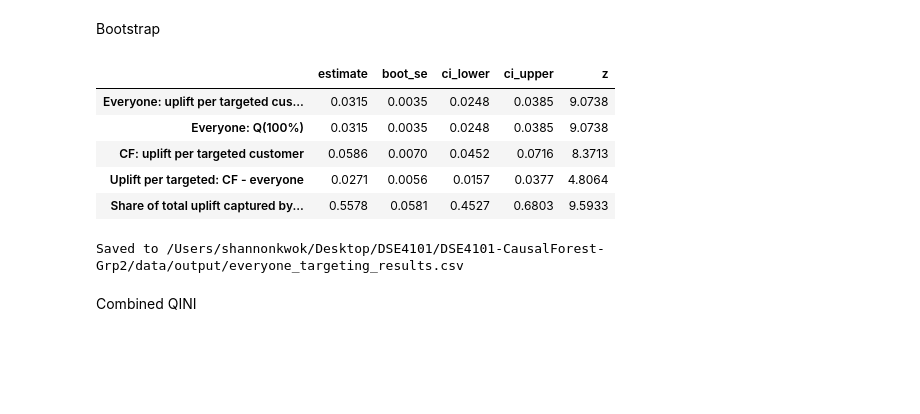
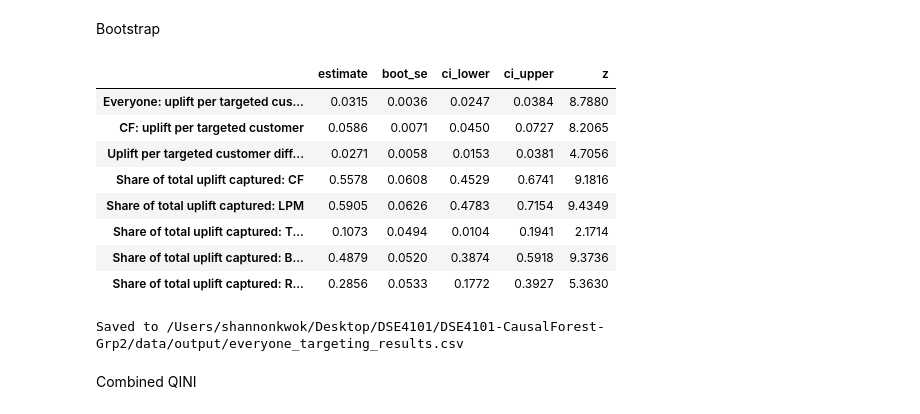
Before and after one commit to shannon-kwok/DSE4101-CausalForest-Grp2, a Jupyter notebook: notebooks/cf_targeting.ipynb, the cells around one changed output. Cells and saved outputs as stored; diff of their text form; code cells hidden in the pictures; blank space fills up the shorter version.

Commit message:
Paired bootstrap and minor updates

```diff
--- a/notebooks/cf_targeting.ipynb
+++ b/notebooks/cf_targeting.ipynb
@@ -33,8 +33,6 @@ DATA_PATH = next(p for p in [PROJECT_ROOT / "data" / "processed" / "retailhero_c
                              PROJECT_ROOT / "data" / "Processed" / "retailhero_causal_forest_features.csv"] if p.exists())
 OUTPUT_DIR = PROJECT_ROOT / "data" / "output"
 CATE_PATH = OUTPUT_DIR / "cf_cate_results.csv"
-
-rng = np.random.default_rng(RANDOM_STATE)
 # %% [markdown]
 Load data and rebuilt train / test set
 # %%
@@ -159,6 +157,8 @@ plt.show()
 # %% [markdown]
 Bootstrap for standard error and confidence intervals
 # %%
+rng_boot = np.random.default_rng(RANDOM_STATE)
+
 def stats_on(idx, rng):
     g, s = gamma[idx], tau_hat[idx]
     return {
@@ -168,8 +168,8 @@ def stats_on(idx, rng):
         "Uplift per targeted customer": value_at(s, g, rng) / BUDGET,
     }
 
-point = stats_on(np.arange(n), rng)
-boot = pd.DataFrame([stats_on(rng.integers(0, n, n), rng) for _ in range(N_BOOT)])
+point = stats_on(np.arange(n), rng_boot)
+boot = pd.DataFrame([stats_on(rng_boot.integers(0, n, n), rng_boot) for _ in range(N_BOOT)])
 
 results = pd.DataFrame({
     "estimate": pd.Series(point),
@@ -562,39 +562,65 @@ dtype: float64
 # %% [markdown]
 Bootstrap
 # %%
-def stats_everyone(idx, rng):
-    g, s = gamma[idx], tau_hat[idx]
-    ate_b = g.mean()
-    q30 = value_at(s, g, rng)
+rng_boot = np.random.default_rng(RANDOM_STATE)
+
+# Check that arrays are aligned
+assert len(tau_hat) == len(cate_lpm) == len(spend) == len(random_score) == len(gamma) == n
+
+def stats_cf_vs_everyone(idx, rng):
+    g = gamma[idx]
+    ate_b = g.mean()  # uplift per customer when everyone is treated
+    cf_q30 = value_at(tau_hat[idx], g, rng)
+
     return {
         "Everyone: uplift per targeted customer (= ATE)": ate_b,
-        "Everyone: Q(100%)": ate_b,
-        "CF: uplift per targeted customer": q30 / BUDGET,
-        "Uplift per targeted: CF - everyone": q30 / BUDGET - ate_b,
-        "Share of total uplift captured by CF top 30%": q30 / ate_b,
+        "CF: uplift per targeted customer": cf_q30 / BUDGET,
+        "Uplift per targeted customer difference (CF - everyone)": cf_q30 / BUDGET - ate_b,
+        # Share of total uplift captured by each strategy's top 30%
+        "Share of total uplift captured: CF": cf_q30 / ate_b,
+        "Share of total uplift captured: LPM": value_at(cate_lpm[idx], g, rng) / ate_b,
+        "Share of total uplift captured: Top 30% spend": value_at(spend[idx], g, rng) / ate_b,
+        "Share of total uplift captured: Bottom 30% spend": value_at(-spend[idx], g, rng) / ate_b,
+        "Share of total uplift captured: Random": value_at(random_score[idx], g, rng) / ate_b,
     }
 
-point_ev = stats_everyone(np.arange(n), rng)
-boot_ev = pd.DataFrame([stats_everyone(rng.integers(0, n, n), rng) for _ in range(N_BOOT)])
+# Point estimates
+point = stats_cf_vs_everyone(np.arange(n), rng_boot)
 
+# Bootstrap
+boot = pd.DataFrame([
+    stats_cf_vs_everyone(rng_boot.integers(0, n, n), rng_boot)
+    for _ in range(N_BOOT)
+])
+
+# Results table
 results_everyone = pd.DataFrame({
-    "estimate": pd.Series(point_ev),
-    "boot_se": boot_ev.std(ddof=1),
-    "ci_lower": boot_ev.quantile(0.025),
-    "ci_upper": boot_ev.quantile(0.975),
+    "estimate": pd.Series(point),
+    "boot_se": boot.std(ddof=1),
+    "ci_lower": boot.quantile(0.025),
+    "ci_upper": boot.quantile(0.975),
 })
-results_everyone["z"] = results_everyone["estimate"] / results_everyone["boot_se"]
+
+results_everyone["z"] = (
+    results_everyone["estimate"] /
+    results_everyone["boot_se"]
+)
+
 display(results_everyone.round(4))
 
+# Save results
 results_everyone.to_csv(OUTPUT_DIR / "everyone_targeting_results.csv")
 print(f"Saved to {OUTPUT_DIR / 'everyone_targeting_results.csv'}")
 # %% [output]
 |  | estimate | boot_se | ci_lower | ci_upper | z |
-| Everyone: uplift per targeted cus... | 0.0315 | 0.0035 | 0.0248 | 0.0385 | 9.0738 |
-| Everyone: Q(100%) | 0.0315 | 0.0035 | 0.0248 | 0.0385 | 9.0738 |
-| CF: uplift per targeted customer | 0.0586 | 0.0070 | 0.0452 | 0.0716 | 8.3713 |
-| Uplift per targeted: CF - everyone | 0.0271 | 0.0056 | 0.0157 | 0.0377 | 4.8064 |
-| Share of total uplift captured by... | 0.5578 | 0.0581 | 0.4527 | 0.6803 | 9.5933 |
+| Everyone: uplift per targeted cus... | 0.0315 | 0.0036 | 0.0247 | 0.0384 | 8.7880 |
+| CF: uplift per targeted customer | 0.0586 | 0.0071 | 0.0450 | 0.0727 | 8.2065 |
+| Uplift per targeted customer diff... | 0.0271 | 0.0058 | 0.0153 | 0.0381 | 4.7056 |
+| Share of total uplift captured: CF | 0.5578 | 0.0608 | 0.4529 | 0.6741 | 9.1816 |
+| Share of total uplift captured: LPM | 0.5905 | 0.0626 | 0.4783 | 0.7154 | 9.4349 |
+| Share of total uplift captured: T... | 0.1073 | 0.0494 | 0.0104 | 0.1941 | 2.1714 |
+| Share of total uplift captured: B... | 0.4879 | 0.0520 | 0.3874 | 0.5918 | 9.3736 |
+| Share of total uplift captured: R... | 0.2856 | 0.0533 | 0.1772 | 0.3927 | 5.3630 |
 Saved to /Users/shannonkwok/Desktop/DSE4101/DSE4101-CausalForest-Grp2/data/output/everyone_targeting_results.csv
 # %% [markdown]
 Combined QINI
```
Also changed, not shown: parts of 6 cells of this notebook, 5 other files.
